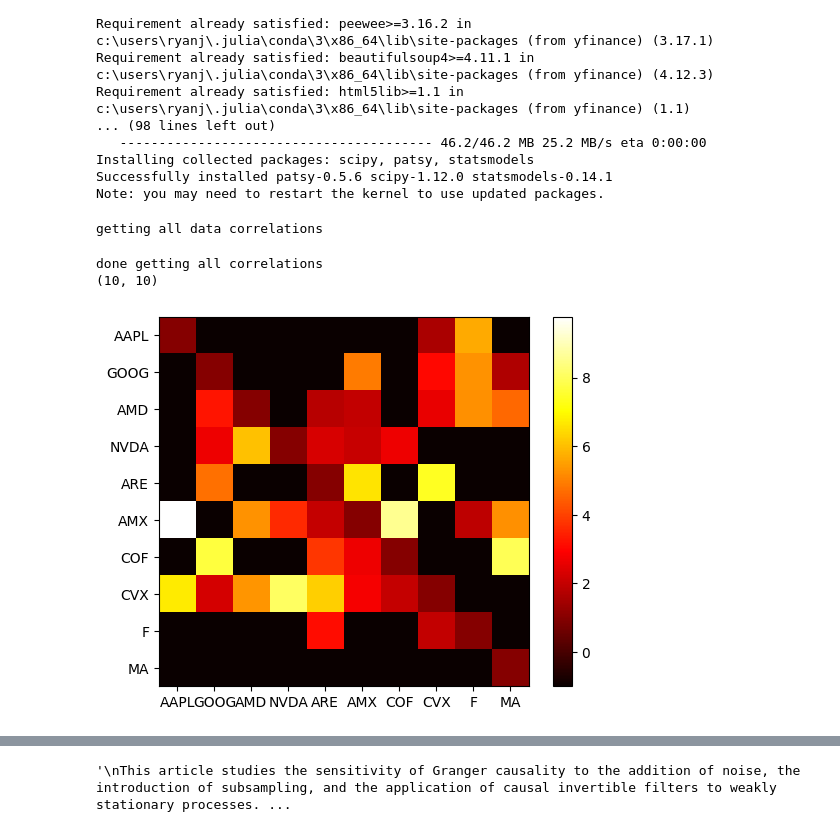
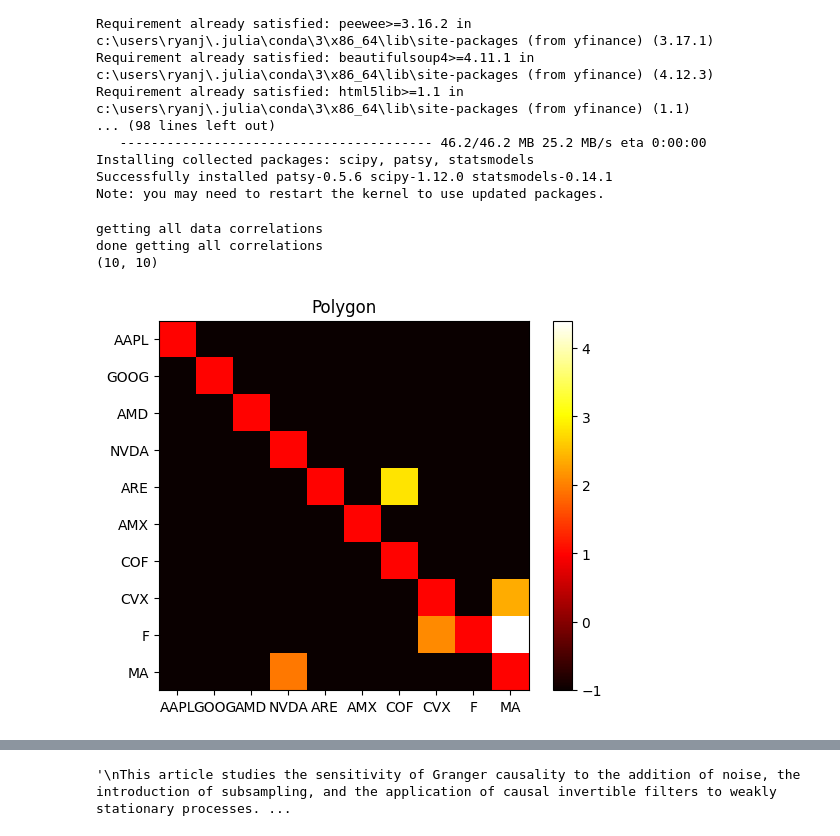
Before and after one commit to abhatia1205/CausalityTests, a Jupyter notebook: ash_granger.ipynb, the cells around one changed output, grey strips where cells are left out. Saved outputs shown, nothing was run; the diff lists cells and outputs as text; code cells hidden in the pictures.

Commit message:
some graphs and parameter changes

```diff
--- a/ash_granger.ipynb
+++ b/ash_granger.ipynb
@@ -180,8 +183,9 @@ ticker = "AAPL"
 # %%
 def get_stock_data_to_df(ticker, use_yf = False):
+    # print("yf = " + str(use_yf))
     aggs = []
     if not use_yf:
-      B = client.list_aggs(ticker=ticker, multiplier=1, timespan="minute", from_="2023-01-01", to="2023-06-13", limit=50000)
+      B = client.list_aggs(ticker=ticker, multiplier=1, timespan="day", from_="2023-08-01", to="2024-02-01", limit=50000)
       data = []
       for item in B:
           # print(dir(item))
@@ -206,8 +210,8 @@ def get_stock_data_to_df(ticker, use_yf = False):
 
 
 def merge_df(ticker1, ticker2, open_or_close, use_yf = False):
-    df1 = get_clean_data(ticker1, open_or_close, use_yf = False)
-    df2 = get_clean_data(ticker2, open_or_close, use_yf = False)
+    df1 = get_clean_data(ticker1, open_or_close, use_yf = use_yf)
+    df2 = get_clean_data(ticker2, open_or_close, use_yf = use_yf)
     return pd.merge(df1[['timestamp_processed', 'stationary']], df2[['timestamp_processed', 'stationary']], on='timestamp_processed', how='right').rename(columns = {'stationary_x': ticker1, 'stationary_y': ticker2}).dropna(how='any')
 
 def stationaryize(df : pd.DataFrame, time, use_yf = False) -> pd.DataFrame:
@@ -241,30 +245,33 @@ def get_test_results(use_yf = False):
               t1 = tickers[ticker1]
               t2 = tickers[ticker2]
               # try:
-              merged = merge_df(t1, t2,'close', use_yf = use_yf)
+              merged = merge_df(t1, t2,'Close' if use_yf else 'close', use_yf = use_yf)
               # print(merged)
               temp = grangercausalitytests(merged[[t1, t2]], 7, verbose = False);
               test = [temp[key][0]['ssr_ftest'] for key in temp.keys()]
               best_corr = max(test, key = lambda x: x[1])
               # success += 1
-              all_correlations[ticker1][ticker2] = best_corr[0] if best_corr[0] < 10 and best_corr[1] < 0.2 else -1
+              # all_correlations[ticker1][ticker2] = best_corr[0] if best_corr[0] < 10 and best_corr[1] < 0.2 else -1
+              # all_correlations[ticker1][ticker2] = best_corr[0] if best_corr[1] < 0.5 else -1
+              all_correlations[ticker1][ticker2] = best_corr[0]
     return all_correlations
 # %%
 print("getting all data correlations")
 all_correlations = get_test_results()
 print("done getting all correlations")
 print(np.shape(all_correlations))
 plt.imshow(all_correlations, cmap='hot', interpolation='nearest')
 tickers = get_all_tickers(client)
 plt.xticks(ticks = [i for i in range(len(tickers))], labels = get_all_tickers(client))
 plt.yticks(ticks = [i for i in range(len(tickers))], labels = get_all_tickers(client))
 plt.colorbar()
+plt.title('Polygon')
 plt.savefig('./big_correlation_map_25')
 # %% [output]
 getting all data correlations
+done getting all correlations
+(10, 10)
-done getting all correlations
-(10, 10)
-[figure, old version]
+[figure, new version]
 # %%
 print("getting all data correlations")
 all_correlations = get_test_results(use_yf = True)
```
Also changed, not shown: parts of 2 cells of this notebook, 2 other files.
